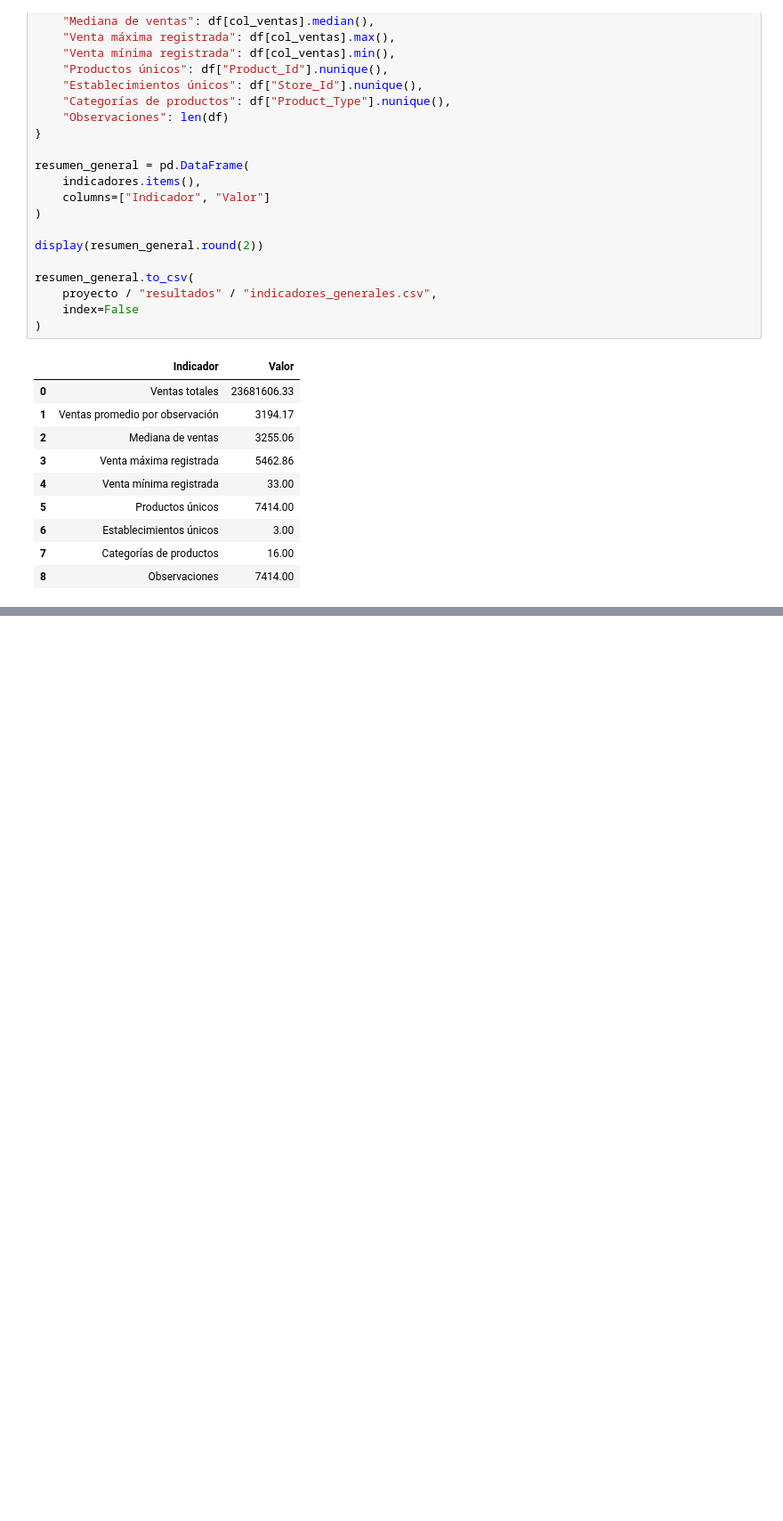
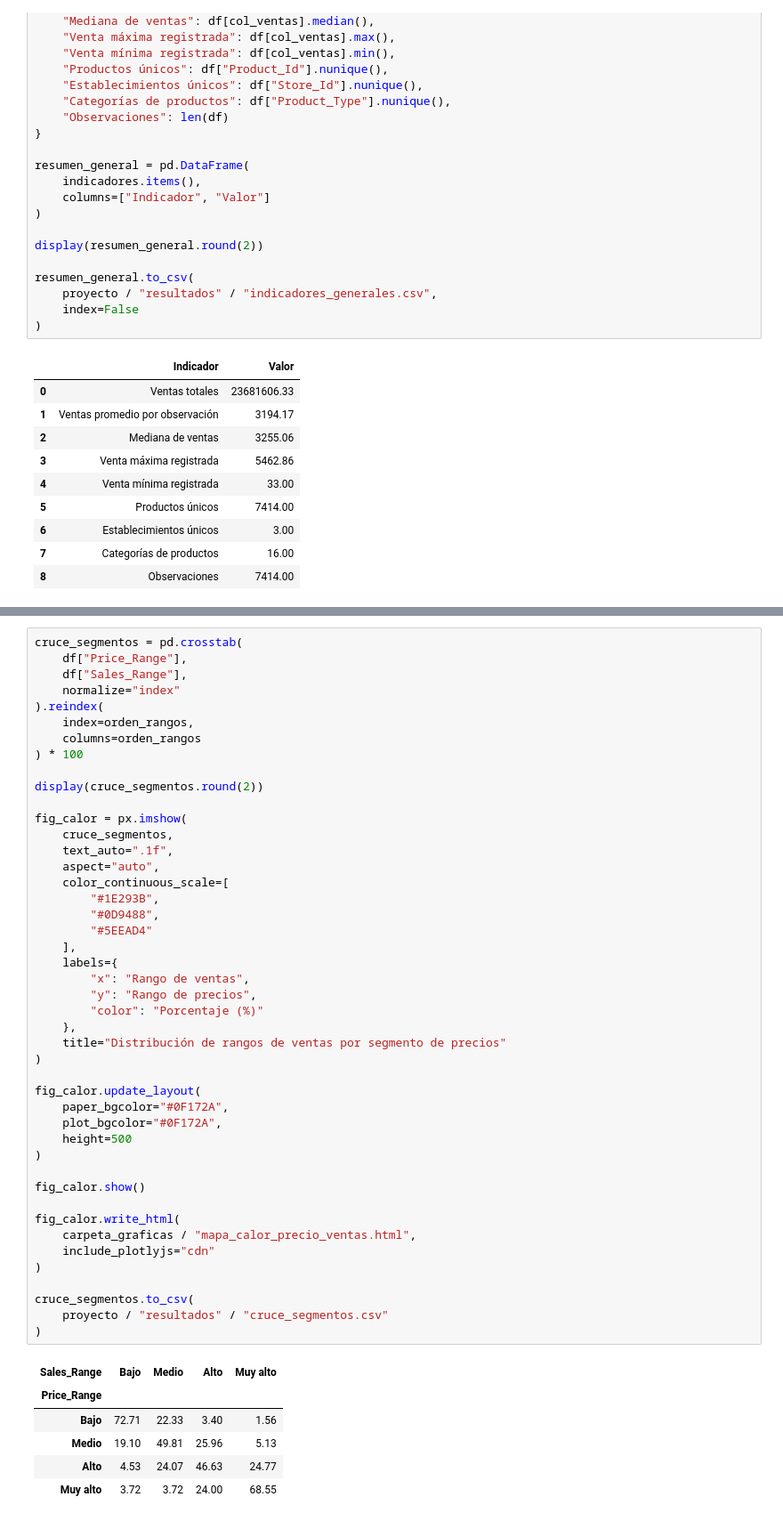
Before and after one commit to Sofimicu0105/Analitica-de-Datos, a Jupyter notebook: Proyecto-Integrador-EA2/notebooks/metricas_visualizaciones.ipynb, the cells around one changed output, grey strips where cells are left out. Shown at 89% size. Drawn from its saved outputs; the diff is of its cells as text; blank space fills up the shorter version.

```diff
--- a/Proyecto-Integrador-EA2/notebooks/metricas_visualizaciones.ipynb
+++ b/Proyecto-Integrador-EA2/notebooks/metricas_visualizaciones.ipynb
@@ -106,0 +1150,52 @@ resumen_general.to_csv(
+# %%
+cruce_segmentos = pd.crosstab(
+    df["Price_Range"],
+    df["Sales_Range"],
+    normalize="index"
+).reindex(
+    index=orden_rangos,
+    columns=orden_rangos
+) * 100
+
+display(cruce_segmentos.round(2))
+
+fig_calor = px.imshow(
+    cruce_segmentos,
+    text_auto=".1f",
+    aspect="auto",
+    color_continuous_scale=[
+        "#1E293B",
+        "#0D9488",
+        "#5EEAD4"
+    ],
+    labels={
+        "x": "Rango de ventas",
+        "y": "Rango de precios",
+        "color": "Porcentaje (%)"
+    },
+    title="Distribución de rangos de ventas por segmento de precios"
+)
+
+fig_calor.update_layout(
+    paper_bgcolor="#0F172A",
+    plot_bgcolor="#0F172A",
+    height=500
+)
+
+fig_calor.show()
+
+fig_calor.write_html(
+    carpeta_graficas / "mapa_calor_precio_ventas.html",
+    include_plotlyjs="cdn"
+)
+
+cruce_segmentos.to_csv(
+    proyecto / "resultados" / "cruce_segmentos.csv"
+)
+# %% [output]
+| Sales_Range | Bajo | Medio | Alto | Muy alto |
+| Price_Range |  |  |  |  |
+| Bajo | 72.71 | 22.33 | 3.40 | 1.56 |
+| Medio | 19.10 | 49.81 | 25.96 | 5.13 |
+| Alto | 4.53 | 24.07 | 46.63 | 24.77 |
+| Muy alto | 3.72 | 3.72 | 24.00 | 68.55 |
```
Also changed, not shown: parts of 33 cells of this notebook, 19 other files.
